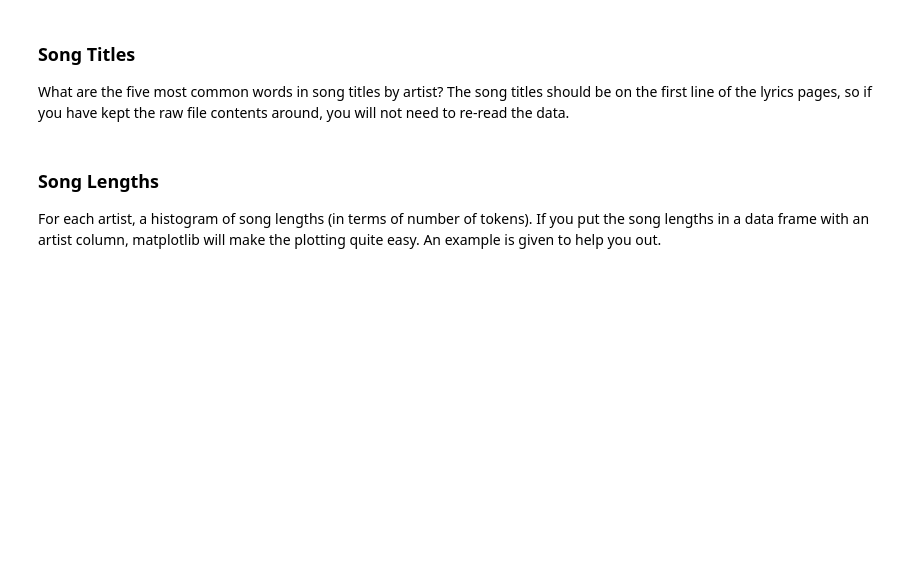
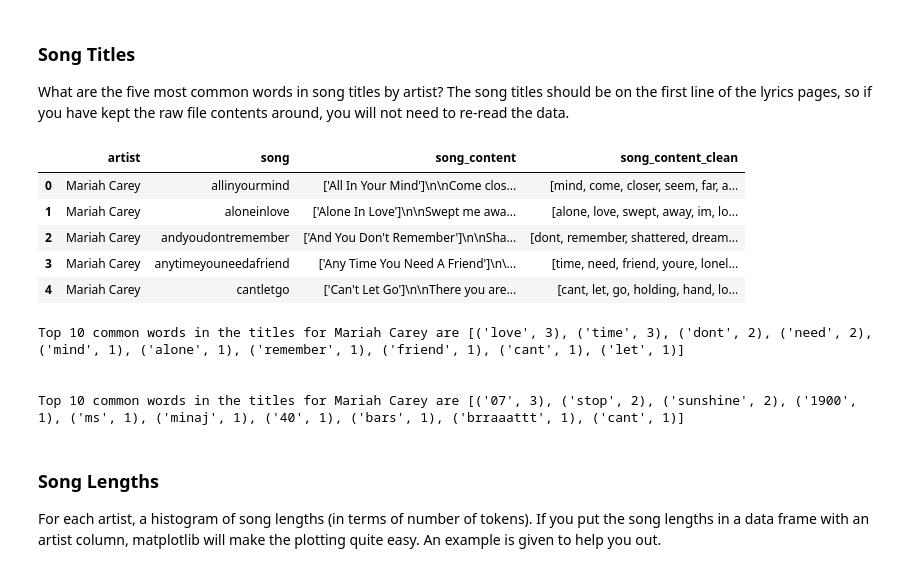
Before and after one commit to dingyiduan7/ADS_509_module2, a Jupyter notebook: Lyrics and Description EDA.ipynb, the cells around one changed output. Cells and saved outputs as stored; diff of their text form; code cells hidden in the pictures; blank space fills up the shorter version.

```diff
--- a/Lyrics and Description EDA.ipynb
+++ b/Lyrics and Description EDA.ipynb
@@ -333,8 +379,48 @@ What are the ten most common hashtags by artist in the twitter descriptions?
 ### Song Titles
 
 What are the five most common words in song titles by artist? The song titles should be on the first line of the lyrics pages, so if you have kept the raw file contents around, you will not need to re-read the data.
+# %%
+lyrics_df.head()
+# %% [output]
+|  | artist | song | song_content | song_content_clean |
+| 0 | Mariah Carey | allinyourmind | ['All In Your Mind']\n\nCome clos... | [mind, come, closer, seem, far, a... |
+| 1 | Mariah Carey | aloneinlove | ['Alone In Love']\n\nSwept me awa... | [alone, love, swept, away, im, lo... |
+| 2 | Mariah Carey | andyoudontremember | ['And You Don't Remember']\n\nSha... | [dont, remember, shattered, dream... |
+| 3 | Mariah Carey | anytimeyouneedafriend | ['Any Time You Need A Friend']\n\... | [time, need, friend, youre, lonel... |
+| 4 | Mariah Carey | cantletgo | ['Can't Let Go']\n\nThere you are... | [cant, let, go, holding, hand, lo... |
 # %%
 # Your code here
+# the song title should be the first word of ['song_content_clean']
+
+# for Mariah C.
+mariah_lyrics_raw = lyrics_df['song_content'].loc[lyrics_df['artist'] == 'Mariah Carey']
+mariah_song_title = [mariah_lyrics_raw[i][mariah_lyrics_raw[i].find("[")+1:mariah_lyrics_raw[i].find("]")] for i in range(len(mariah_lyrics_raw))]
+mariah_song_title = [i.replace("'", "") for i in mariah_song_title]
+mariah_song_title = [i.split() for i in mariah_song_title]
+mariah_song_title_final = []
+for i in range(len(mariah_song_title)):
+    mariah_song_title_final = mariah_song_title_final + mariah_song_title[i]
+mariah_song_title_final = remove_stop_words(fold_to_lower_case(mariah_song_title_final)) # fold to lowercase and remove stopwords
+top10_title_word_mc = Counter(mariah_song_title_final).most_common()[:10]
+print("Top 10 common words in the titles for Mariah Carey are", top10_title_word_mc)
+print('\n')
+
+# for Nicki M.
+nicki_lyrics_raw = lyrics_df['song_content'].loc[lyrics_df['artist'] == 'Nicki Minaj']
+nicki_song_title = [nicki_lyrics_raw[i+len(mariah_lyrics)][nicki_lyrics_raw[i+len(mariah_lyrics)].find("[")+1:nicki_lyrics_raw[i+len(mariah_lyrics)].find("]")] for i in range(len(nicki_lyrics_raw))]
+nicki_song_title = [i.replace("'", "") for i in nicki_song_title]
+nicki_song_title = [i.split() for i in nicki_song_title]
+nicki_song_title_final = []
+for i in range(len(nicki_song_title)):
+    nicki_song_title_final = nicki_song_title_final + nicki_song_title[i]
+nicki_song_title_final = remove_stop_words(fold_to_lower_case(nicki_song_title_final)) # fold to lowercase and remove stopwords
+top10_title_word_nm = Counter(nicki_song_title_final).most_common()[:10]
+print("Top 10 common words in the titles for Mariah Carey are", top10_title_word_nm)
+# %% [output]
+Top 10 common words in the titles for Mariah Carey are [('love', 3), ('time', 3), ('dont', 2), ('need', 2), ('mind', 1), ('alone', 1), ('remember', 1), ('friend', 1), ('cant', 1), ('let', 1)]
+
+
+Top 10 common words in the titles for Mariah Carey are [('07', 3), ('stop', 2), ('sunshine', 2), ('1900', 1), ('ms', 1), ('minaj', 1), ('40', 1), ('bars', 1), ('brraaattt', 1), ('cant', 1)]
 # %% [markdown]
 ### Song Lengths
 
```
Also changed, not shown: parts of 12 cells of this notebook.
